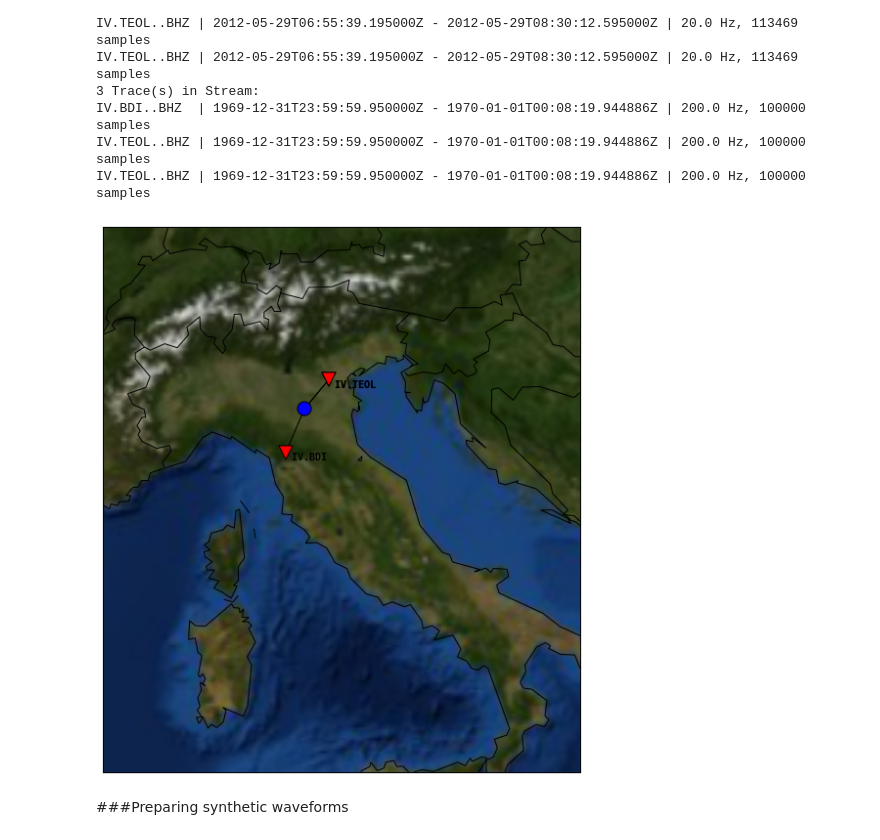
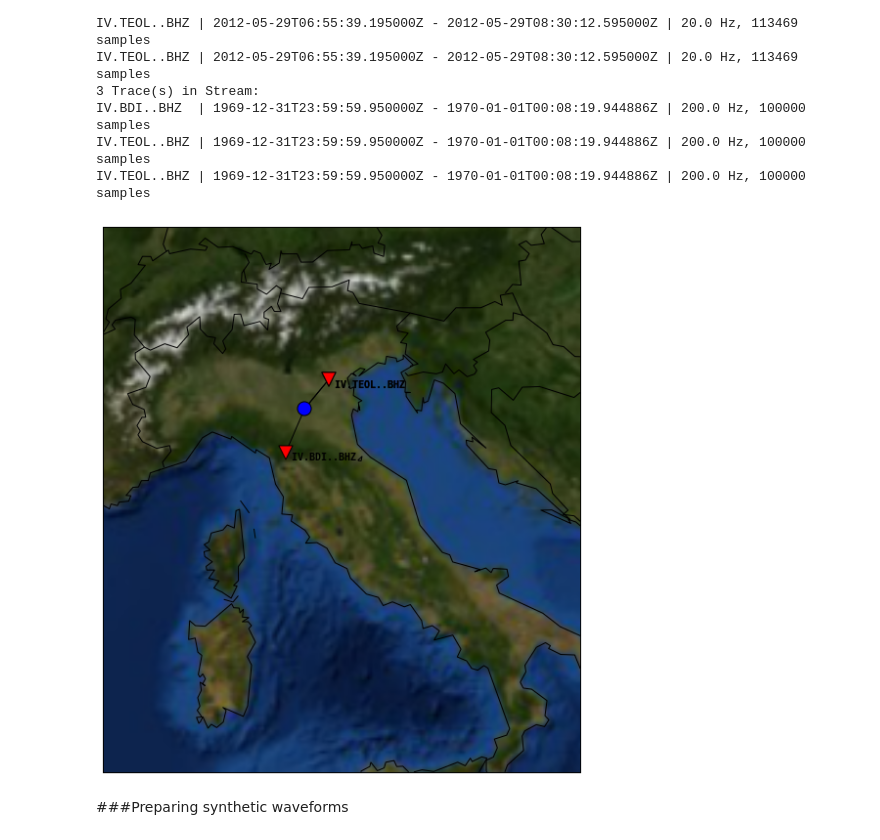
Before and after one commit to irenemolinari/tides_preparation, a Jupyter notebook: model_validation.ipynb, the cells around one changed output. Saved outputs shown, nothing was run; the diff lists cells and outputs as text; code cells hidden in the pictures.

```diff
--- a/model_validation.ipynb
+++ b/model_validation.ipynb
@@ -34,6 +34,11 @@ syn_path = './syn_Emilia_earthquake'
 
 data_ids = ['IV_BDI_Z.sac', 'IV_TEOL_Z.sac', 'IV_TEOL_Z.sac']
 syn_ids = ['BDI.IV.HXZ.semd.sac', 'VLC.MN.HXZ.semd.sac', 'VLC.MN.HXZ.semd.sac']
+
+# available events are:
+# GCMT_2014_04_01__Mw_8_1.xml  GCMT_2014_04_04__Mw_6_2.xml  GCMT_2015_04_25__Mw_7_9.xml  GCMT_2015_05_12__Mw_7_2.xml
+# INGV_2012_05_29__Mw_5_6.xml  INGV_2015_01_23__Mw_4_3.xml
+event_name = 'INGV_2012_05_29__Mw_5_6.xml'
 # %% [markdown]
 ###Read event information
 
@@ -60,3 +48,18 @@ with open(ev_info_path) as ev_info:
+# %%
+ev_info = readEvents(os.path.join('data', 'events', 'quakeml', event_name))
+
+ev_info_dict = {}
+ev_info_dict['time'] = ev_info[0].preferred_origin().time
+ev_info_dict['lat'] = ev_info[0].preferred_origin().latitude
+ev_info_dict['lon'] = ev_info[0].preferred_origin().longitude
+ev_info_dict['depth'] = ev_info[0].preferred_origin().depth/1000.
+ev_info_dict['mrr'] = ev_info[0].preferred_origin().latitude
+moment_tensor = ev_info[0].preferred_focal_mechanism().moment_tensor.tensor
+ev_info_dict['mtt'] = moment_tensor['m_rr']
+ev_info_dict['mpp'] = moment_tensor['m_pp']
+ev_info_dict['mrt'] = moment_tensor['m_rt']
+ev_info_dict['mrp'] = moment_tensor['m_rp']
+ev_info_dict['mtp'] = moment_tensor['m_tp']
 # %%
 # Graphical representation of the focal mechanism:
 focmecs = [ev_info_dict['mrr'], ev_info_dict['mtt'], ev_info_dict['mpp'],
@@ -68,16 +71,7 @@ plt.show()
 # %% [markdown]
 ###Read station information
-# %%
-sta_info_path = './stations/STATIONS_Bertinoro'
-sta_info_dict = {}
-with open(sta_info_path) as sta_info:
-    sta_ls = sta_info.readlines()
-    for sta_line in sta_ls:
-        sta_line = sta_line.split()
-        sta_id = '%s.%s' % (sta_line[1], sta_line[0])
-        # sta_info_dict has the following items: [lat, lon, elevation, depth]
-        sta_info_dict[sta_id] = [float(sta_line[2]), float(sta_line[3]),
-                                 float(sta_line[4]), float(sta_line[5])]
+# %%
+sta_info_xml = read_inventory(os.path.join('data', 'stations', 'all_stations.xml'))
 # %% [markdown]
 ###Read real and synthetic waveforms
 # %%
@@ -105,37 +99,38 @@ IV.TEOL..BHZ | 1969-12-31T23:59:59.950000Z - 1970-01-01T00:08:19.944886Z | 200.0
 # %%
 sta_lats = []
 sta_lons = []
 sta_names = []
 for real_wf in real_wfs:
-    sta_info = '%s.%s' % (real_wf.stats.network, real_wf.stats.station)
-    sta_lats.append(sta_info_dict[sta_info][0])
-    sta_lons.append(sta_info_dict[sta_info][1])
+    sta_info = '%s.%s.%s.%s' % (real_wf.stats.network, real_wf.stats.station,
+                                real_wf.stats.location, real_wf.stats.channel)
+    sta_lats.append(sta_info_xml.get_coordinates(sta_info)['latitude'])
+    sta_lons.append(sta_info_xml.get_coordinates(sta_info)['longitude'])
     sta_names.append(sta_info)
 
 plt.figure(figsize=(20, 10))
 m = Basemap(projection='merc', resolution="l",
             llcrnrlon=6, llcrnrlat=38,
             urcrnrlon=18, urcrnrlat=48)
 m.drawcountries(color="black", linewidth=1)
 m.drawcoastlines()
 m.bluemarble()
 x, y = m(sta_lons, sta_lats)
 m.scatter(x, y, 200, color="r", marker="v", edgecolor="k", zorder=3)
 for i in range(len(sta_names)):
     plt.text(x[i], y[i], ' ' + sta_names[i], va="top", family="monospace", weight="bold")
     m.drawgreatcircle(ev_info_dict['lon'], ev_info_dict['lat'], sta_lons[i], sta_lats[i], color='k')
 
 x_ev, y_ev = m(ev_info_dict['lon'], ev_info_dict['lat'])
 m.scatter(x_ev, y_ev, 200, color="b", marker="o", edgecolor="k", zorder=3)
 
 # ax = plt.gca()
 # x_ev, y_ev = m(ev_info_dict['lon'], ev_info_dict['lat'])
 # b = Beachball(focmecs, xy=(x_ev, y_ev), width=100, linewidth=1)
 # ax.add_collection(b)
 
 plt.show()
 # %% [output]
-[figure, old version]
+[figure, new version]
 # %% [markdown]
 ###Preparing synthetic waveforms
 # %%
```
Also changed, not shown: parts of 6 cells of this notebook, 23 other files.
